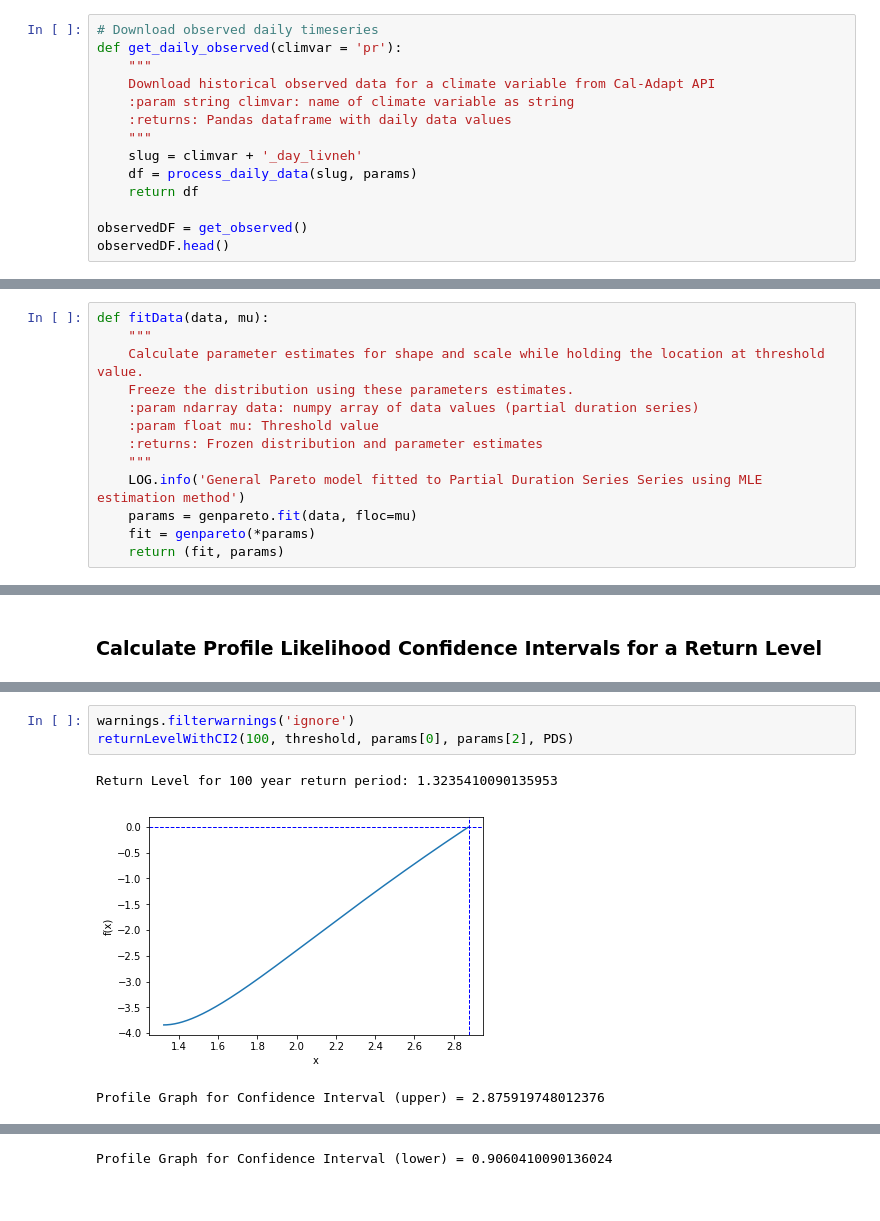
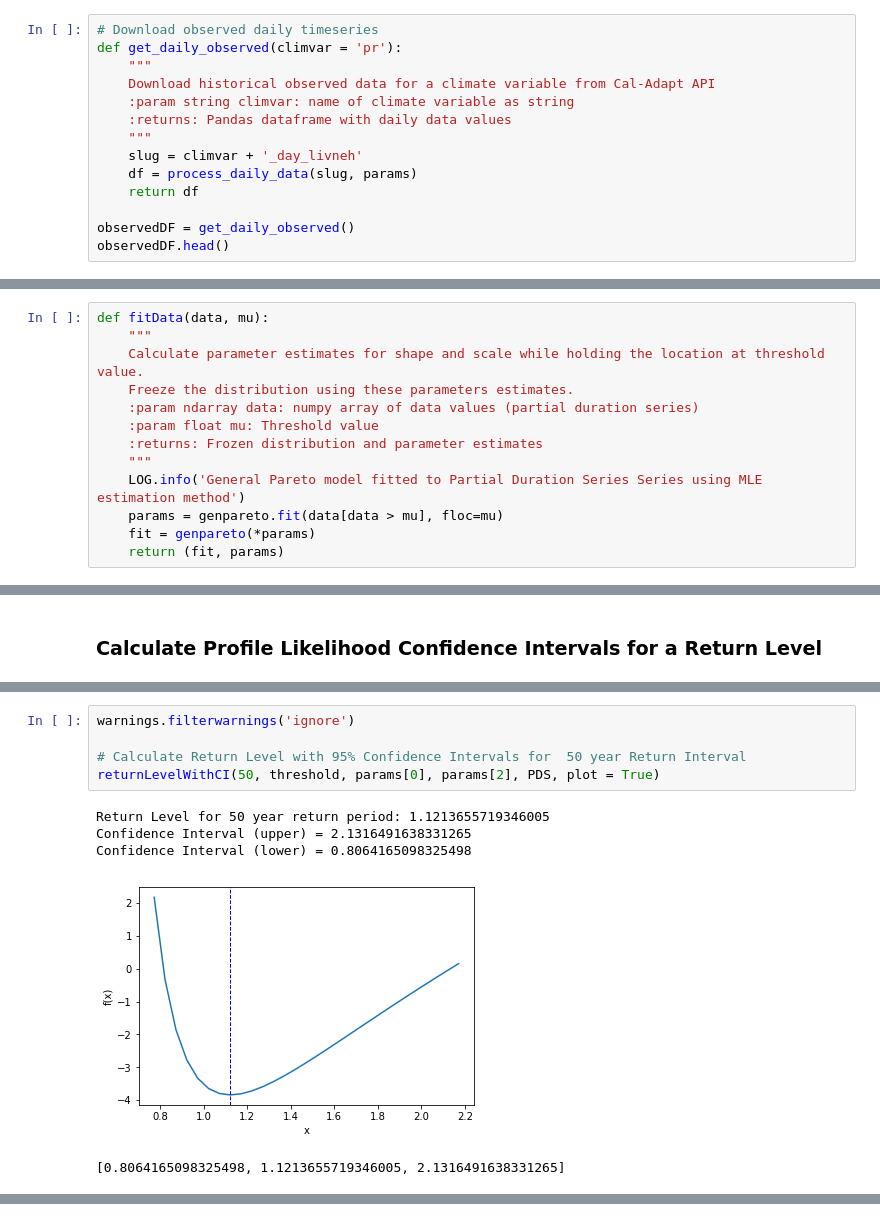
Before and after one commit to berkeley-gif/caladapt-docs, a Jupyter notebook: cookbook/precip_extreme_value_analysis-POT.ipynb, the cells around one changed output, grey strips where cells are left out. Saved outputs shown, nothing was run; the diff lists cells and outputs as text.

```diff
--- a/cookbook/precip_extreme_value_analysis-POT.ipynb
+++ b/cookbook/precip_extreme_value_analysis-POT.ipynb
@@ -128,7 +128,7 @@ def get_daily_observed(climvar = 'pr'):
     df = process_daily_data(slug, params)
     return df
 
-observedDF = get_observed()
+observedDF = get_daily_observed()
 observedDF.head()
 # %% [output]
 Processing: pr_day_livneh
@@ -342,7 +346,7 @@ def fitData(data, mu):
     :returns: Frozen distribution and parameter estimates
     """
     LOG.info('General Pareto model fitted to Partial Duration Series Series using MLE estimation method')
-    params = genpareto.fit(data, floc=mu)
+    params = genpareto.fit(data[data > mu], floc=mu)
     fit = genpareto(*params)
     return (fit, params)
 # %%
@@ -601,7 +611,11 @@ def returnLevelWithCI(period, mu, xi, sigma, data, conf=0.95):
 # %%
 warnings.filterwarnings('ignore')
-returnLevelWithCI2(100, threshold, params[0], params[2], PDS)
+
+# Calculate Return Level with 95% Confidence Intervals for  50 year Return Interval
+returnLevelWithCI(50, threshold, params[0], params[2], PDS, plot = True)
 # %% [output]
-Return Level for 100 year return period: 1.3235410090135953
+Return Level for 50 year return period: 1.1213655719346005
+Confidence Interval (upper) = 2.1316491638331265
+Confidence Interval (lower) = 0.8064165098325498
-[figure, old version]
+[figure, new version]
-Profile Graph for Confidence Interval (upper) = 2.875919748012376
+[0.8064165098325498, 1.1213655719346005, 2.1316491638331265]
@@ -609 +621,0 @@ Profile Graph for Confidence Interval (upper) = 2.875919748012376
-Profile Graph for Confidence Interval (lower) = 0.9060410090136024
```
Also changed, not shown: parts of 16 cells of this notebook.
